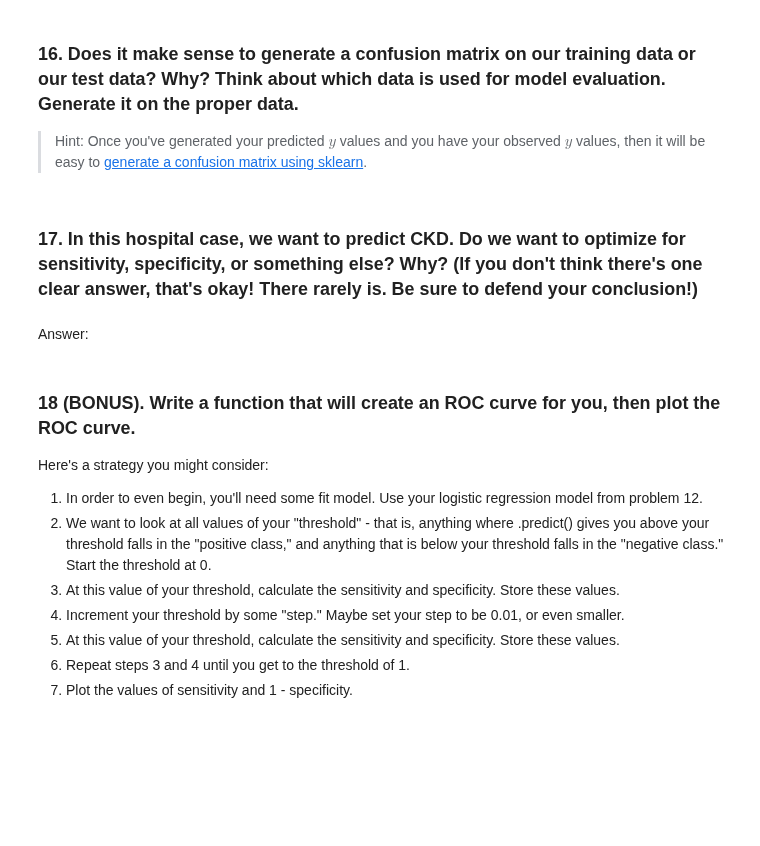
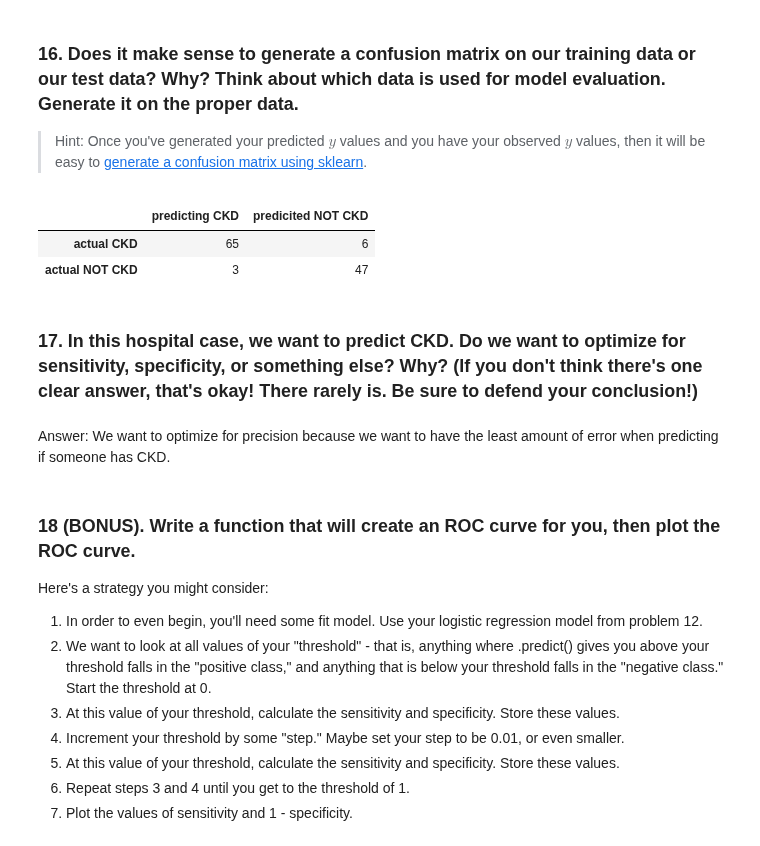
Before and after one commit to amcurley/GA_projects, a Jupyter notebook: Labs/4.02-lab-classification-model-evaluation-master/modeleval402.ipynb, the cells around one changed output. Drawn from its saved outputs; the diff is of its cells as text; code cells hidden in the pictures; blank space fills up the shorter version.

```diff
--- a/Labs/4.02-lab-classification-model-evaluation-master/modeleval402.ipynb
+++ b/Labs/4.02-lab-classification-model-evaluation-master/modeleval402.ipynb
@@ -258,10 +428,20 @@ Answer:
 ### 16. Does it make sense to generate a confusion matrix on our training data or our test data? Why? Think about which data is used for model evaluation. Generate it on the proper data.
 
 > Hint: Once you've generated your predicted $y$ values and you have your observed $y$ values, then it will be easy to [generate a confusion matrix using sklearn](http://scikit-learn.org/stable/modules/generated/sklearn.metrics.confusion_matrix.html).
+# %%
+y_preds = lr.predict(Z_test)
+# %%
+cm = metrics.confusion_matrix(y_test, y_preds)
+# %%
+pd.DataFrame(cm, columns=['predicting CKD', 'predicited NOT CKD'], index=['actual CKD', 'actual NOT CKD'])
+# %% [output]
+|  | predicting CKD | predicited NOT CKD |
+| actual CKD | 65 | 6 |
+| actual NOT CKD | 3 | 47 |
 # %% [markdown]
 ### 17. In this hospital case, we want to predict CKD. Do we want to optimize for sensitivity, specificity, or something else? Why? (If you don't think there's one clear answer, that's okay! There rarely is. Be sure to defend your conclusion!)
-# %% [markdown]
-Answer:
+# %% [markdown]
+Answer: We want to optimize for precision because we want to have the least amount of error when predicting if someone has CKD.
 # %% [markdown]
 ### 18 (BONUS). Write a function that will create an ROC curve for you, then plot the ROC curve.
 
```
Also changed, not shown: parts of 73 cells of this notebook.
